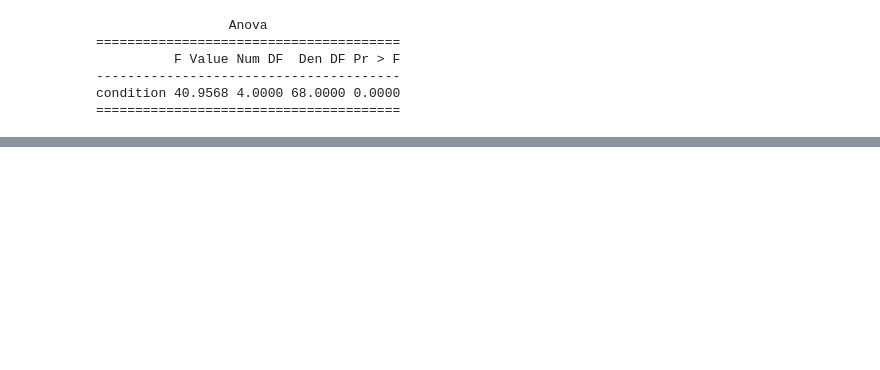
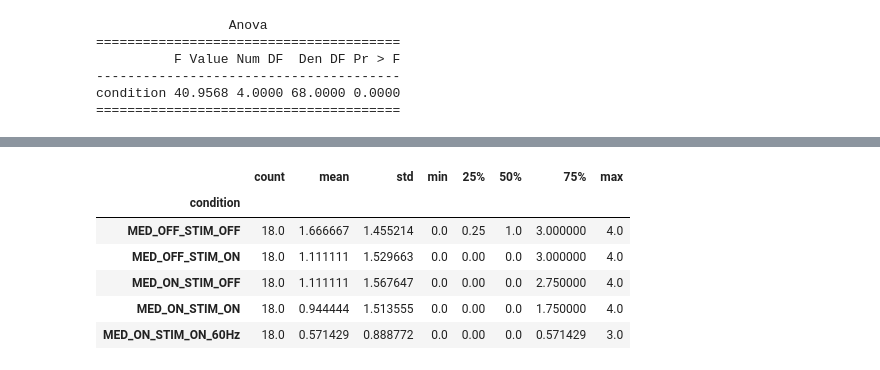
Before and after one commit to Le-bruit-de-nos-pas/3D_Kinematics_Freezing_of_Gait_Parkinson_2023, a Jupyter notebook: FOG_ANOVA (1).ipynb, the cells around one changed output, grey strips where cells are left out. Cells and saved outputs as stored; diff of their text form; code cells hidden in the pictures; blank space fills up the shorter version.

```diff
--- a/FOG_ANOVA (1).ipynb
+++ b/FOG_ANOVA (1).ipynb
@@ -62,0 +227,10 @@ condition 40.9568 4.0000 68.0000 0.0000
+# %%
+FOG_Stim_conditions.groupby("condition").describe()["Item_3_12"]
+# %% [output]
+|  | count | mean | std | min | 25% | 50% | 75% | max |
+| condition |  |  |  |  |  |  |  |  |
+| MED_OFF_STIM_OFF | 18.0 | 1.666667 | 1.455214 | 0.0 | 0.25 | 1.0 | 3.000000 | 4.0 |
+| MED_OFF_STIM_ON | 18.0 | 1.111111 | 1.529663 | 0.0 | 0.00 | 0.0 | 3.000000 | 4.0 |
+| MED_ON_STIM_OFF | 18.0 | 1.111111 | 1.567647 | 0.0 | 0.00 | 0.0 | 2.750000 | 4.0 |
+| MED_ON_STIM_ON | 18.0 | 0.944444 | 1.513555 | 0.0 | 0.00 | 0.0 | 1.750000 | 4.0 |
+| MED_ON_STIM_ON_60Hz | 18.0 | 0.571429 | 0.888772 | 0.0 | 0.00 | 0.0 | 0.571429 | 3.0 |
```
Also changed, not shown: parts of 22 cells of this notebook.
